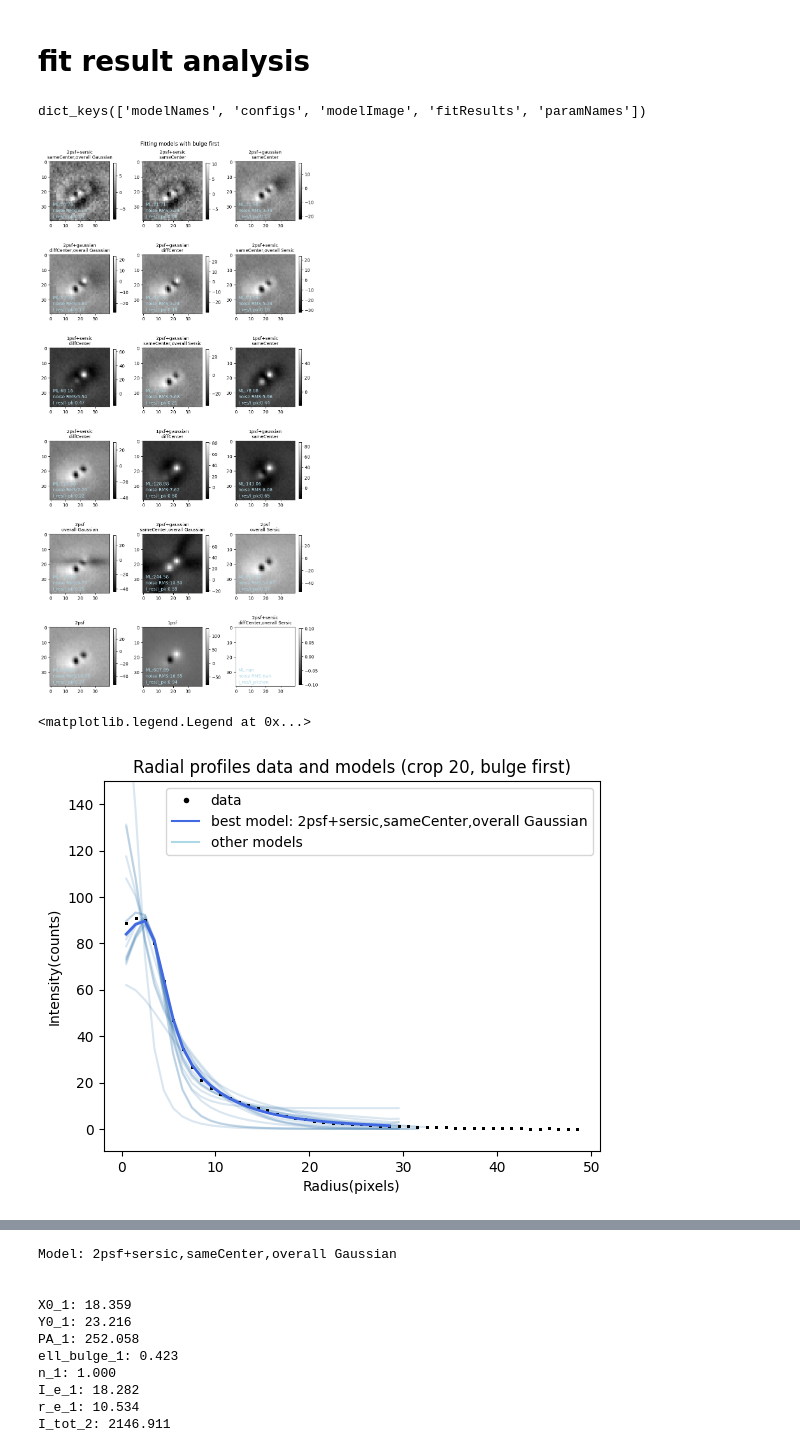
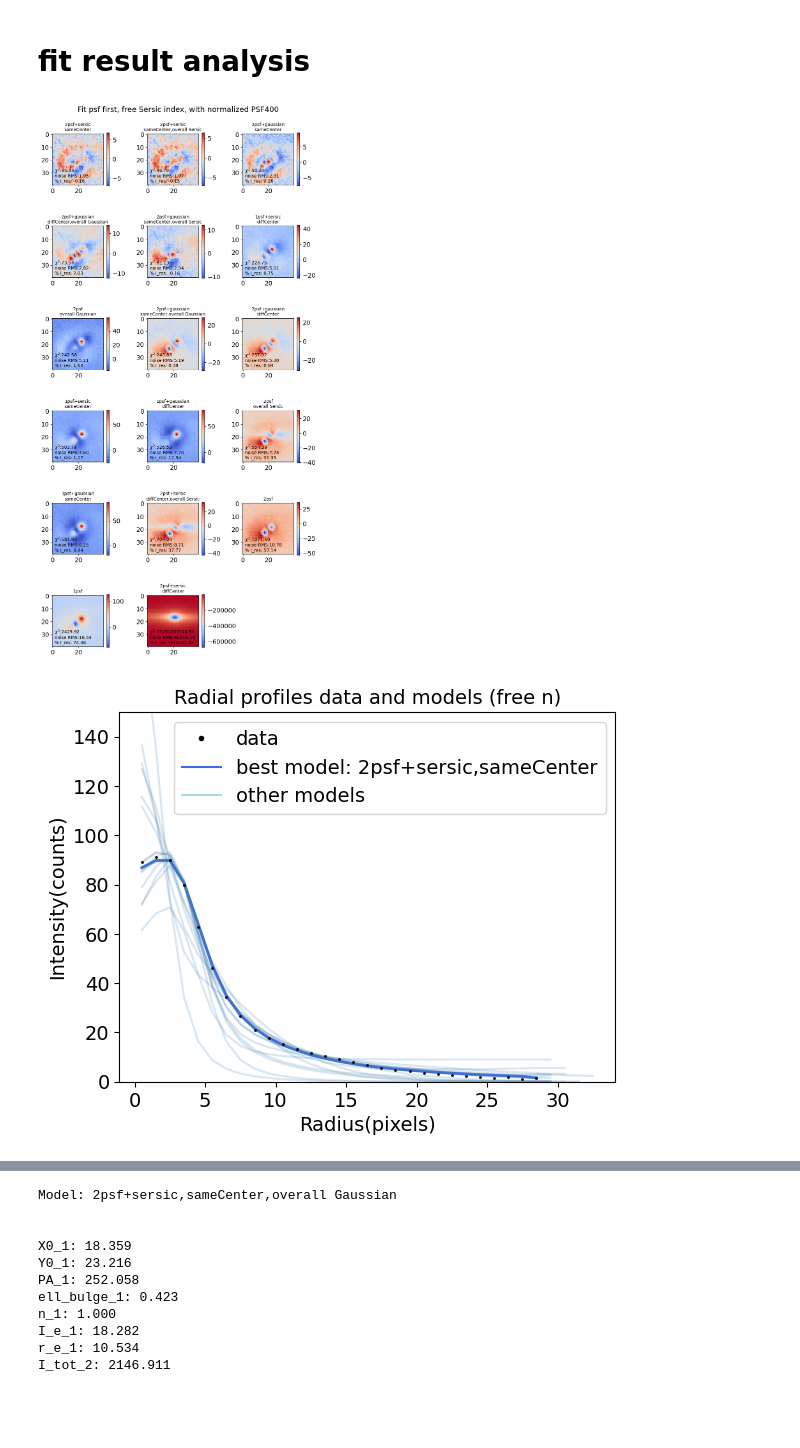
Before and after one commit to insepien/dualAGN, a Jupyter notebook: scrap_notebooks/checkFit.ipynb, the cells around one changed output, grey strips where cells are left out. Drawn from its saved outputs; the diff is of its cells as text; code cells hidden in the pictures; blank space fills up the shorter version.

```diff
--- a/scrap_notebooks/checkFit.ipynb
+++ b/scrap_notebooks/checkFit.ipynb
@@ -20,9 +34,9 @@ psf1 = fits.getdata("psf1.fits")
 # %%
-with open("../fit/fitResults/J1215+1344_fit.pkl", "rb") as file:
+# fit result with 100x100 frame
+"""with open("../fit/fitResults/J1215+1344_fit.pkl", "rb") as file:
     d0 = pickle.load(file)
-"""
+
 modelName = ["1 psf+sersic same center", "2 psf+sersic same center","1 psf+sersic diff center", "2 psf+sersic diff center"]
 dfs = [pd.DataFrame([d0['paramNames'][n],d0['bestfit_n1'][n]['params']],index=['',modelName[n]]).T for n in range(4)]
-pd.concat(dfs, axis=1).fillna('')
-"""
+pd.concat(dfs, axis=1).fillna('')"""
 # %% [output]
@@ -373,66 +524,10 @@ pickle.dump(savedata,open("fit_psf20_psfFirst.pkl","wb"))
 # %% [markdown]
 # fit result analysis
-# %%
-with open("fit_psf20_bulgeFirst.pkl", 'rb') as file:
-    d = pickle.load(file)
-d.keys()
-# %% [output]
-dict_keys(['modelNames', 'configs', 'modelImage', 'fitResults', 'paramNames'])
 # %%
-fig,ax = plt.subplots(6,3,figsize=(9,18))
-ax = ax.ravel()
-fitStats = [d['fitResults'][i].fitStat for i in range(18)]
-modNum = 18
-for i, j in zip(np.argsort(fitStats),np.arange(modNum)):
-    resi = imageAGNcrop-d['modelImage'][i]
-    im = ax[j].imshow(resi,cmap="gray")
-    title = d['modelNames'][i]
-    title = '\n'.join(title.split(',', 1)) if len(title) > 15 else title
-    ax[j].set_title(title, fontsize=10)
-    fig.colorbar(im, ax=ax[j], shrink=0.7)
-    rmsNoise = np.sqrt(np.sum(resi**2)/(resi.shape[0]**2))
-    iRatio = np.max(resi)/np.max(imageAGNcrop)
-    ax[j].text(0.05, 0.25, f"ML:{fitStats[i]:.2f}", transform=ax[j].transAxes, fontsize=10, color='lightblue')
-    ax[j].text(0.05, 0.15, f"noise RMS:{rmsNoise:.2f}", transform=ax[j].transAxes, fontsize=10, color='lightblue')
-    ax[j].text(0.05, 0.05, f"I_res/I_pk:{iRatio:.2f}", transform=ax[j].transAxes, fontsize=10, color='lightblue')
-
-fig.suptitle("Fitting models with bulge first")
-fig.tight_layout();
+plot_fit("fit_20x20_psf400newFirst_freeN.pkl", "Fit psf first, free Sersic index, with normalized PSF400")
 # %% [output]
-[figure, old version]
+[figure, new version]
 # %%
-bestind = np.argsort(fitStats)
-fig,ax = plt.subplots()
-for i in range(modNum):
-    param_names=d['paramNames'][i]
-    param_vals = d['fitResults'][i].params
-    dic = dict(zip(param_names, param_vals))
-    if d['modelNames'][i][0] == "1":
-        cen = [dic["X0_1"]-1, dic['Y0_1']-1]
-    else:
-        cenup = np.array([dic["X0_1"]-1, dic['Y0_1']-1])
-        cendown = np.array([dic["X0_2"]-1, dic['Y0_2']-1])
-        cen = (cenup+cendown)/2
-    agn = profiles.RadialProfile(imageAGN,xycen=[49.5,54],radii=np.arange(50))
-    mRP = profiles.RadialProfile(d['modelImage'][i],xycen=cen,radii=np.arange(50))
-    ax.plot(agn.radius, agn.profile, 'ko', label="data",markersize=1)
-    if i==bestind[0]:
-        ax.plot(mRP.radius, mRP.profile, color='royalblue', label="best 5 models", lw=2)
-    else:
-        ax.plot(mRP.radius, mRP.profile, color='steelblue', label="other models", alpha=0.2)
-    #ax.plot(mRP.radius, agn.profile-mRP.profile, color='b', label="residual")
-ax.set_title("Radial profiles data and models (crop 20, bulge first)")
-ax.set_xlabel("Radius(pixels)")
-ax.set_ylabel("Intensity(counts)")
-ax.set_ylim(ymax=150)
-
-legend_elements = [
-    plt.Line2D([0], [0], marker='o', color='w', markerfacecolor='k', markersize=5, label='data'),
-    plt.Line2D([0], [0], color='royalblue', label='best model: '+d['modelNames'][bestind[0]]),
-    plt.Line2D([0], [0], color='lightblue', label='other models')
-]
-
-ax.legend(handles=legend_elements)
+plot_radial_fit("fit_20x20_psf400First_freeN.pkl",imageAGNcrop,[np.average(xs),np.average(ys)])
 # %% [output]
-<matplotlib.legend.Legend at 0x...>
-[figure, old version]
+[figure, new version]
```
Also changed, not shown: parts of 22 cells of this notebook, 9 other files.
